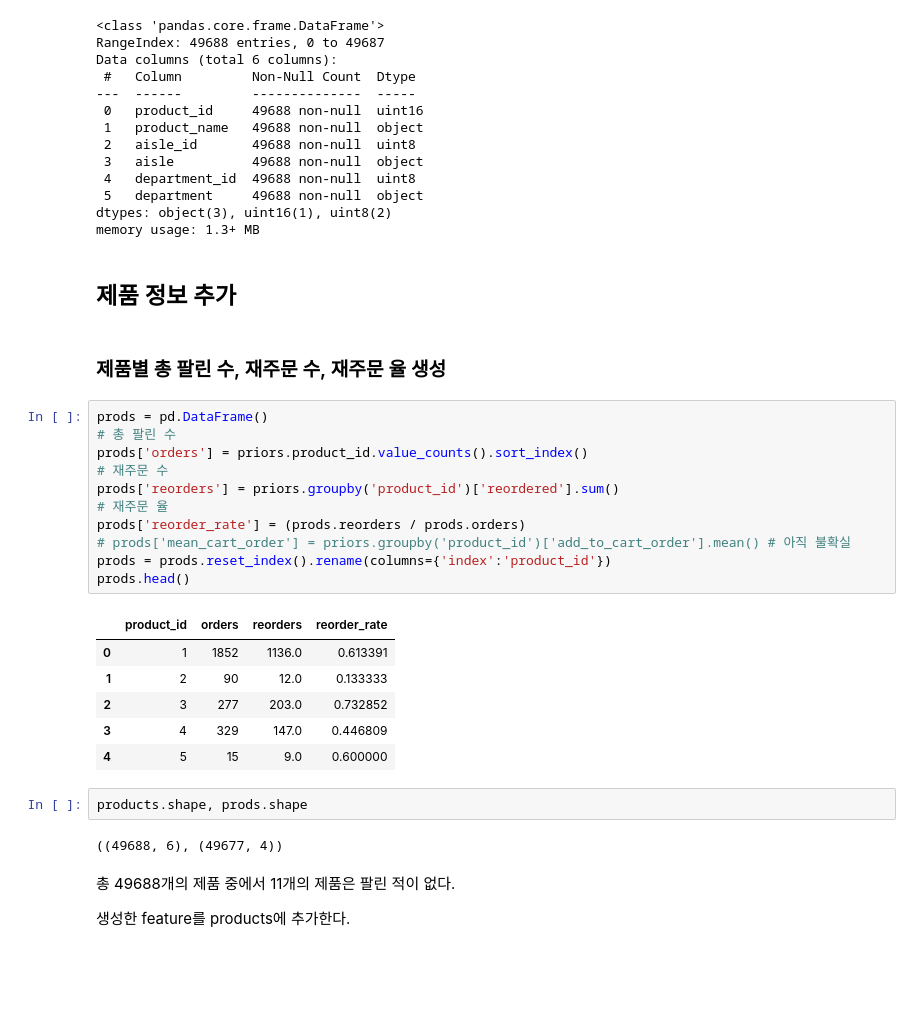
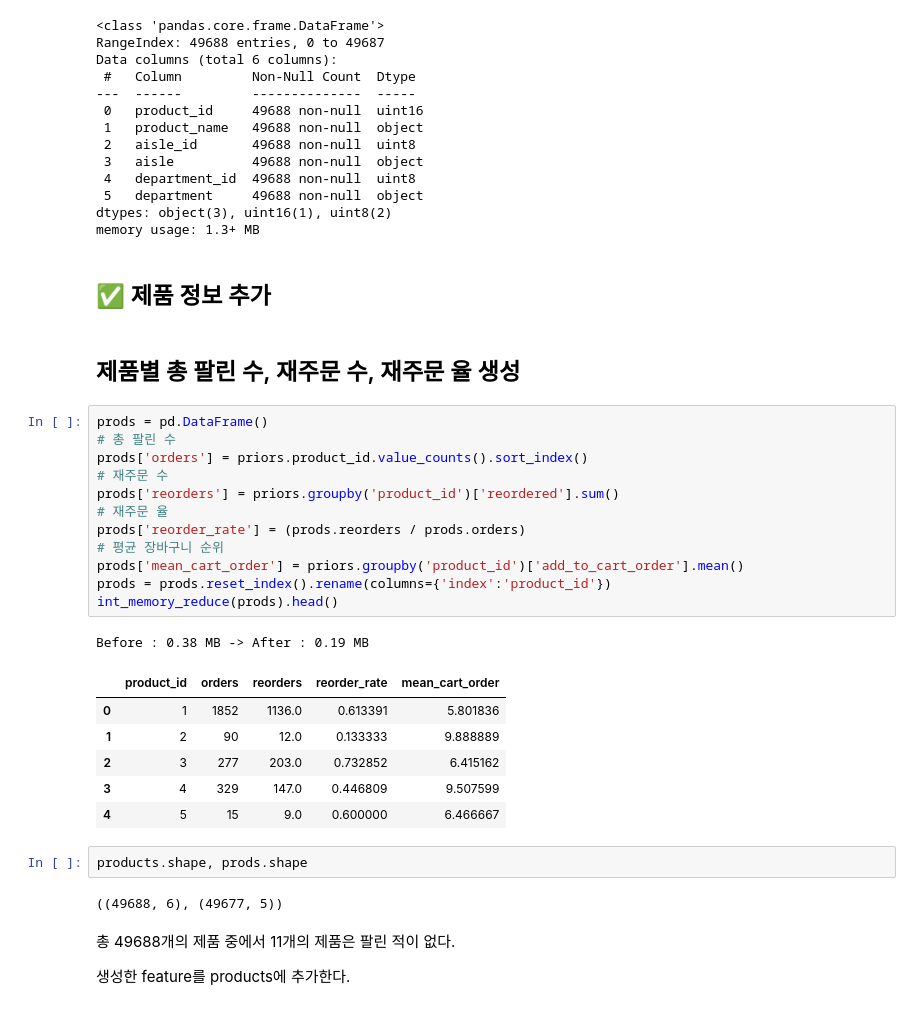
Before and after one commit to helperjby/Wishlist_project, a Jupyter notebook: EDA/산들_EDA.ipynb, the cells around one changed output. Drawn from its saved outputs; the diff is of its cells as text; blank space fills up the shorter version.

```diff
--- a/EDA/산들_EDA.ipynb
+++ b/EDA/산들_EDA.ipynb
@@ -513,31 +473,33 @@ Data columns (total 6 columns):
 dtypes: object(3), uint16(1), uint8(2)
 memory usage: 1.3+ MB
 # %% [markdown]
-## 제품 정보 추가
+## ✅ 제품 정보 추가
 # %% [markdown]
-### 제품별 총 팔린 수, 재주문 수, 재주문 율 생성
+## 제품별 총 팔린 수, 재주문 수, 재주문 율 생성
 # %%
 prods = pd.DataFrame()
 # 총 팔린 수
 prods['orders'] = priors.product_id.value_counts().sort_index()
 # 재주문 수
 prods['reorders'] = priors.groupby('product_id')['reordered'].sum()
 # 재주문 율
 prods['reorder_rate'] = (prods.reorders / prods.orders)
-# prods['mean_cart_order'] = priors.groupby('product_id')['add_to_cart_order'].mean() # 아직 불확실
+# 평균 장바구니 순위
+prods['mean_cart_order'] = priors.groupby('product_id')['add_to_cart_order'].mean()
 prods = prods.reset_index().rename(columns={'index':'product_id'})
-prods.head()
+int_memory_reduce(prods).head()
 # %% [output]
+Before : 0.38 MB -> After : 0.19 MB
-|  | product_id | orders | reorders | reorder_rate |
-| 0 | 1 | 1852 | 1136.0 | 0.613391 |
-| 1 | 2 | 90 | 12.0 | 0.133333 |
-| 2 | 3 | 277 | 203.0 | 0.732852 |
-| 3 | 4 | 329 | 147.0 | 0.446809 |
-| 4 | 5 | 15 | 9.0 | 0.600000 |
+|  | product_id | orders | reorders | reorder_rate | mean_cart_order |
+| 0 | 1 | 1852 | 1136.0 | 0.613391 | 5.801836 |
+| 1 | 2 | 90 | 12.0 | 0.133333 | 9.888889 |
+| 2 | 3 | 277 | 203.0 | 0.732852 | 6.415162 |
+| 3 | 4 | 329 | 147.0 | 0.446809 | 9.507599 |
+| 4 | 5 | 15 | 9.0 | 0.600000 | 6.466667 |
 # %%
 products.shape, prods.shape
 # %% [output]
-((49688, 6), (49677, 4))
+((49688, 6), (49677, 5))
 # %% [markdown]
 총 49688개의 제품 중에서 11개의 제품은 팔린 적이 없다.
 
```
Also changed, not shown: parts of 77 cells of this notebook, 1 other file.
